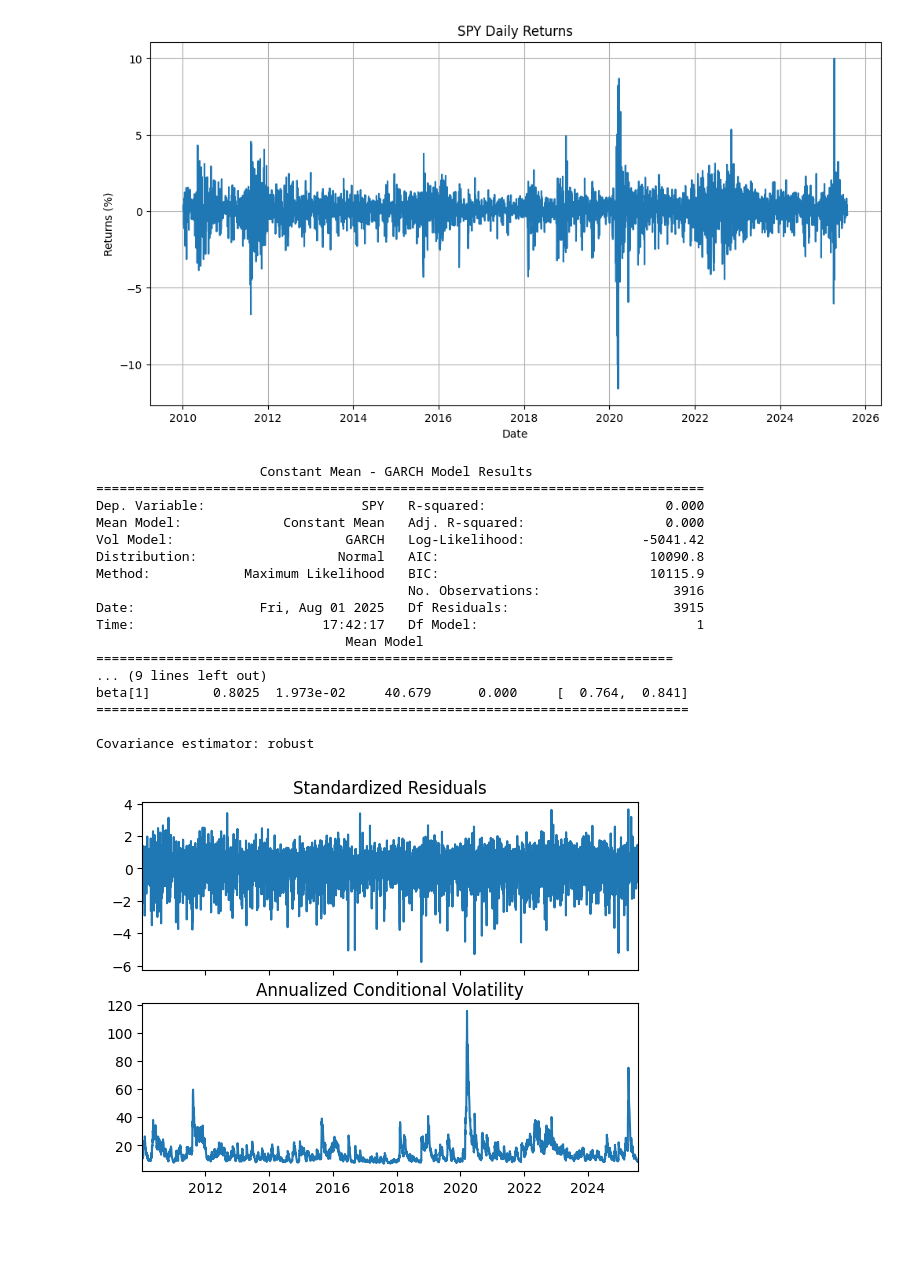
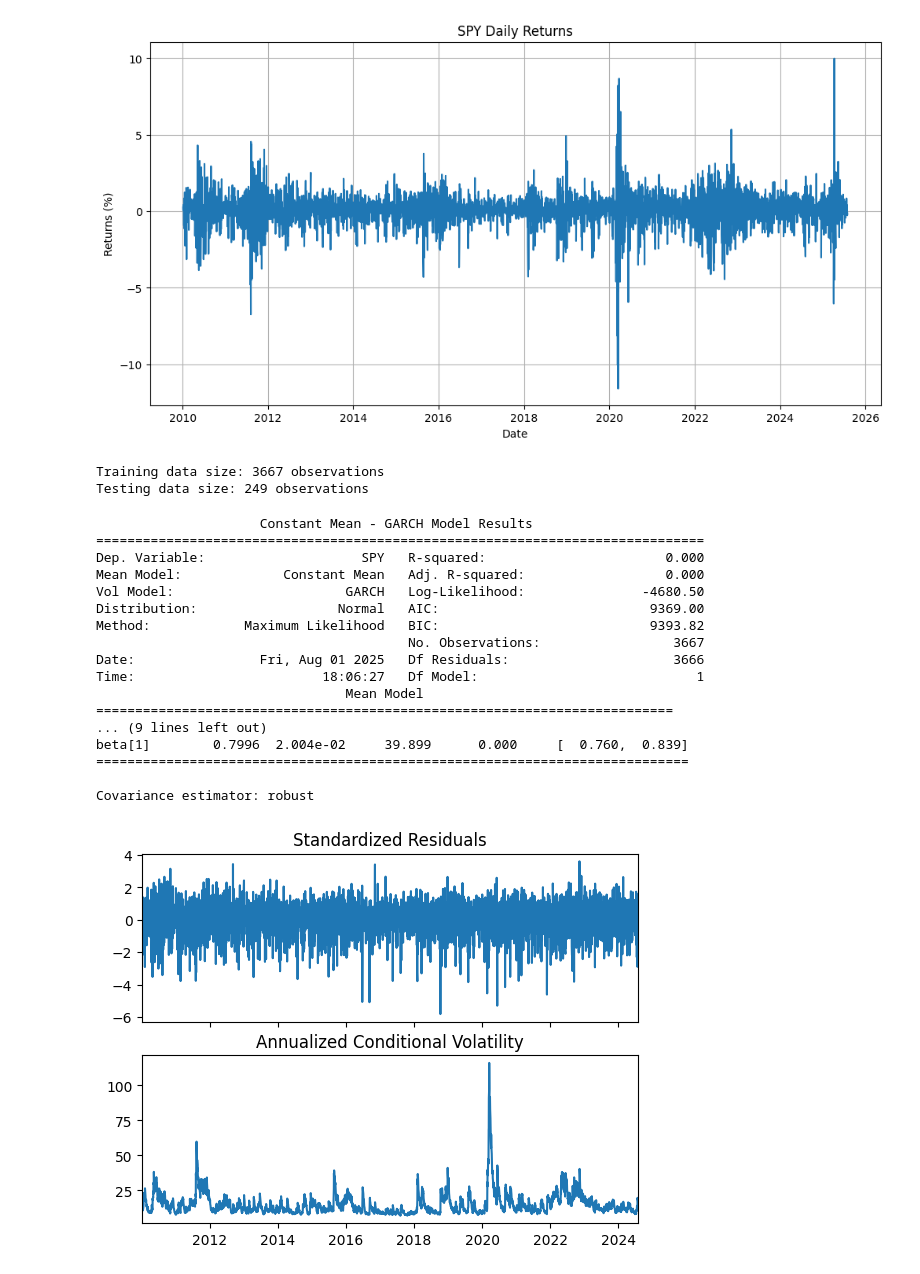
Before and after one commit to jhenningsen/GARCH, a Jupyter notebook: GARCH_SPY.ipynb, the cells around one changed output. Drawn from its saved outputs; the diff is of its cells as text; code cells hidden in the pictures; blank space fills up the shorter version.

Commit message:
updated with training and test datasets - Created using Colab

```diff
--- a/GARCH_SPY.ipynb
+++ b/GARCH_SPY.ipynb
@@ -88,37 +88,50 @@ min      -11.588655
 max        9.986286
 --------------------------------------------------
 [figure]
+# %%
+# Assuming your 'returns' series is from the previous step
+# Define a split date for your training and testing sets
+split_date = '2024-07-31'  # Example: use the last year for testing
+
+# Split the data
+train_returns = returns[returns.index <= split_date]
+test_returns = returns[returns.index > split_date]
+
+print(f"Training data size: {len(train_returns)} observations")
+print(f"Testing data size: {len(test_returns)} observations")
+# %% [output]
+Training data size: 3667 observations
+Testing data size: 249 observations
 # %%
 # Create a GARCH model
 # This uses a standard GARCH(1,1) model with a constant mean.
 # 'p' is the order of the ARCH term (past squared residuals).
 # 'q' is the order of the GARCH term (past conditional variances).
-am = arch_model(returns, vol='Garch', p=1, q=1, mean='Constant')
+# Fit the GARCH(1,1) model on the training data
+am_train = arch_model(train_returns, vol='Garch', p=1, q=1, mean='Constant')
+res_train = am_train.fit(disp='off')
 
-# Fit the model to the data
-res = am.fit(disp='off')  # disp='off' suppresses the optimization output
-
-# Print the model summary
-print(res.summary())
+# Print the summary of the trained model to see its coefficients
+print(res_train.summary())
 
 # Plot the conditional volatility from the model
-fig = res.plot(annualize='D')
+fig = res_train.plot(annualize='D')
 # %% [output]
                      Constant Mean - GARCH Model Results
 ==============================================================================
 Dep. Variable:                    SPY   R-squared:                       0.000
 Mean Model:             Constant Mean   Adj. R-squared:                  0.000
-Vol Model:                      GARCH   Log-Likelihood:               -5041.42
-Distribution:                  Normal   AIC:                           10090.8
-Method:            Maximum Likelihood   BIC:                           10115.9
-                                        No. Observations:                 3916
-Date:                Fri, Aug 01 2025   Df Residuals:                     3915
-Time:                        17:42:17   Df Model:                            1
+Vol Model:                      GARCH   Log-Likelihood:               -4680.50
+Distribution:                  Normal   AIC:                           9369.00
+Method:            Maximum Likelihood   BIC:                           9393.82
+                                        No. Observations:                 3667
+Date:                Fri, Aug 01 2025   Df Residuals:                     3666
+Time:                        18:06:27   Df Model:                            1
                                 Mean Model
 ==========================================================================
 ... (9 lines left out)
-beta[1]        0.8025  1.973e-02     40.679      0.000     [  0.764,  0.841]
+beta[1]        0.7996  2.004e-02     39.899      0.000     [  0.760,  0.839]
 ============================================================================
 
 Covariance estimator: robust
-[figure, old version]
+[figure, new version]
```
Also changed, not shown: parts of 1 cell of this notebook.
